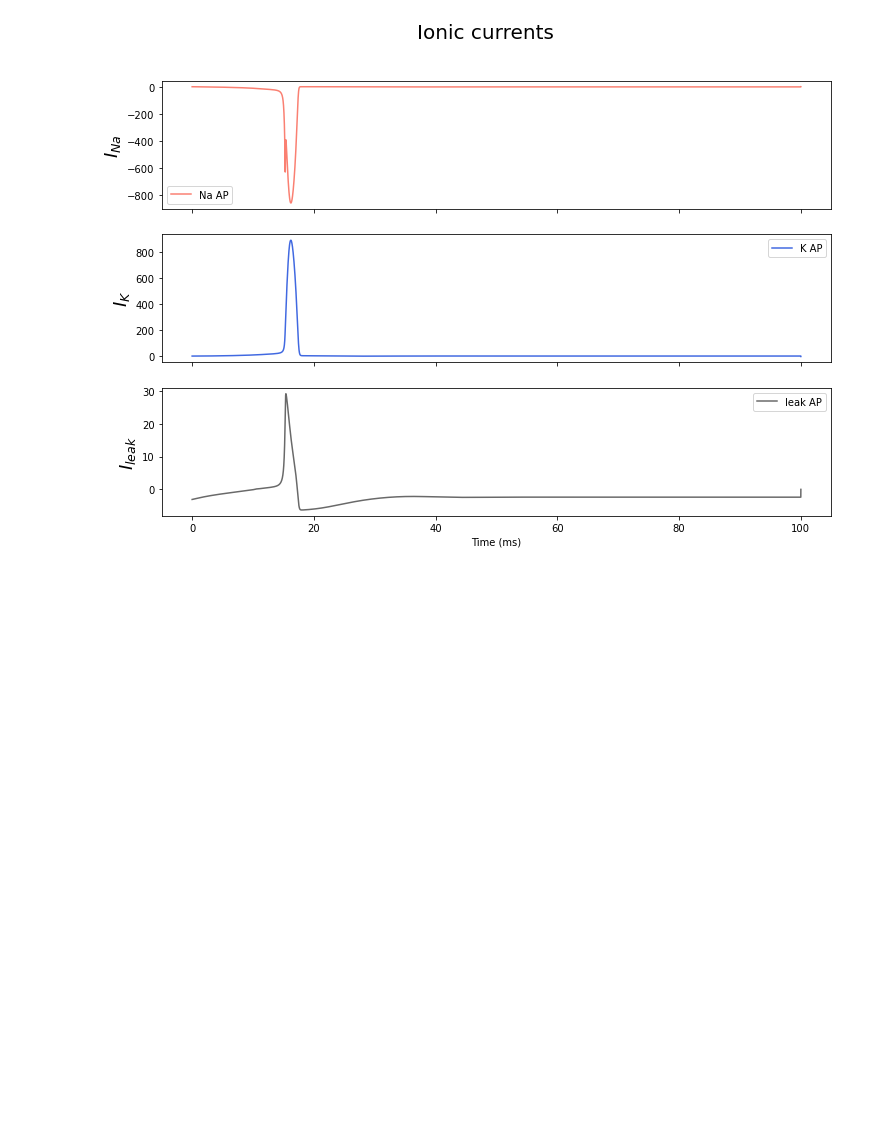
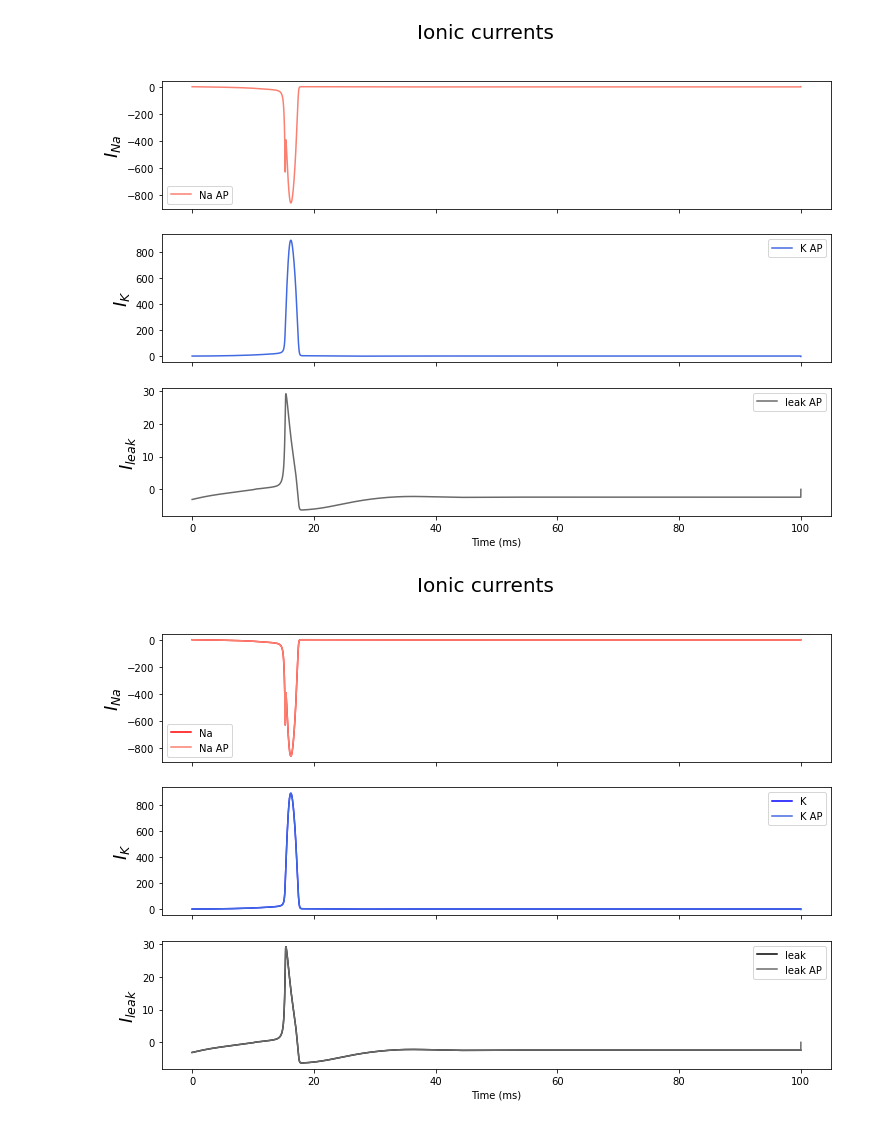
Before and after one commit to SaiAkhilVudattu/Neuro_classes, a Jupyter notebook: intro_neu/HW2/Hw2_Intro_neu.ipynb, the cells around one changed output. Drawn from its saved outputs; the diff is of its cells as text; code cells hidden in the pictures; blank space fills up the shorter version.

```diff
--- a/intro_neu/HW2/Hw2_Intro_neu.ipynb
+++ b/intro_neu/HW2/Hw2_Intro_neu.ipynb
@@ -456,3 +504,29 @@ plt.xlabel('Time (ms)') #Not in the correct time units
 plt.show()
 # %% [output]
 [figure]
+# %%
+time_units = [i/100 for i in range(10000)]
+
+fig, (ax1, ax2, ax3) = plt.subplots(3, sharex=True, figsize=(12,8))
+fig.suptitle('Ionic currents', fontsize=20)
+
+ax1.plot(time_units, Ina, color="red", label="Na")
+ax1.plot(time_units, I_Nas_2, color="salmon", label="Na AP")
+ax1.set_ylabel(u"$I_{Na}$", fontsize=18)
+ax1.legend()
+
+ax2.plot(time_units, Ik, color="blue", label="K")
+ax2.plot(time_units, I_Ks_2, color="royalblue", label="K AP")
+ax2.set_ylabel(u"$I_{K}$", fontsize=18)
+ax2.legend()
+
+ax3.plot(time_units, Il, color="k", label="leak")
+ax3.plot(time_units, I_leaks_2, color="dimgrey", label="leak AP")
+ax3.set_ylabel(u"$I_{leak}$", fontsize=18)
+ax3.legend()
+
+plt.xlabel('Time (ms)') #Not in the correct time units
+# plt.ylim([-50, 50])
+plt.show()
+# %% [output]
+[figure, added]
```
Also changed, not shown: parts of 9 cells of this notebook.
